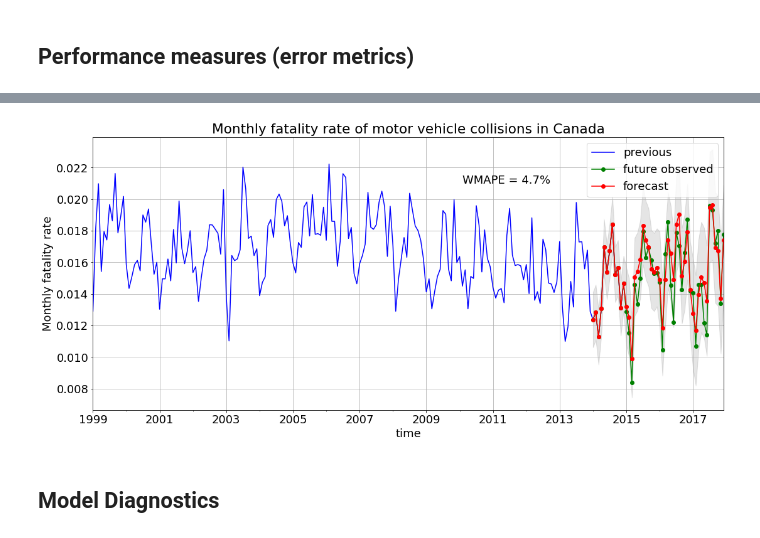
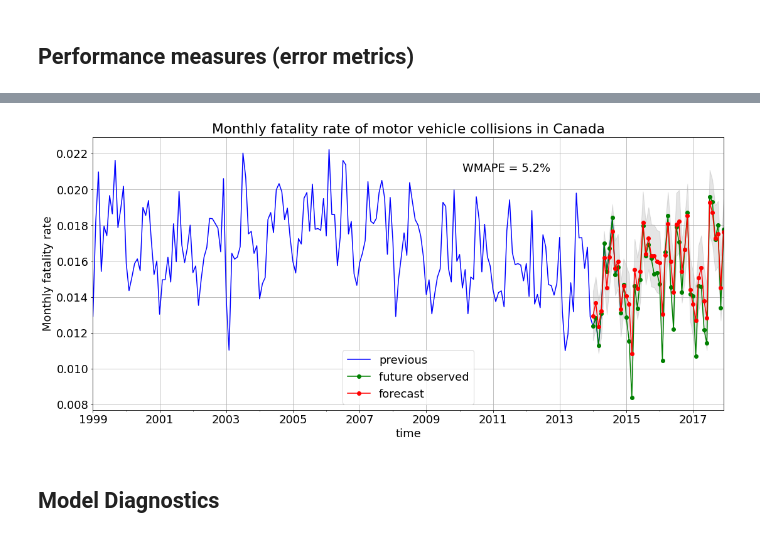
Before and after one commit to Owerre/Time-Series-Forecasting, a Jupyter notebook: fatality-forecast/notebooks/03-auto_arima.ipynb, the cells around one changed output, grey strips where cells are left out. Cells and saved outputs as stored; diff of their text form; code cells hidden in the pictures.

```diff
--- a/fatality-forecast/notebooks/03-auto_arima.ipynb
+++ b/fatality-forecast/notebooks/03-auto_arima.ipynb
@@ -72,9 +75,9 @@ X_exog['monthly_seasonality'] = np.arange(N) % 30
 train_start, train_end = '1999-01-01','2014-12-01'
 test_start, test_end = '2014-01-01', '2017-12-01'
 
-X_train = X_exog[train_start: train_end]
+x_train = x_exog[train_start: train_end]
 y_train = y[train_start: train_end]
 
-X_test = X_exog[test_start: test_end]
+x_test = x_exog[test_start: test_end]
 y_test = y[test_start: test_end]
 # %% [markdown]
@@ -82,24 +85,24 @@ y_test = y[test_start: test_end]
 # %%
-# Standardization
+# standardization
+scaler_x = StandardScaler()
 scaler_y = StandardScaler()
+
 y_train_scaled = scaler_y.fit_transform(y_train.values.reshape(-1,1))
-
-# Normalization
-scaler_X = MinMaxScaler()
-X_train_scaled = scaler_X.fit_transform(X_train)
-X_test_scaled = scaler_X.transform(X_test)
+x_train_scaled = scaler_x.fit_transform(x_train)
+x_test_scaled = scaler_x.transform(x_test)
 
 # pandas dataframe
-X_train_df = pd.DataFrame(X_train_scaled, columns = X_train.columns)
-X_test_df = pd.DataFrame(X_test_scaled, columns = X_test.columns)
+x_train_df = pd.DataFrame(x_train_scaled, columns = x_train.columns)
+x_test_df = pd.DataFrame(x_test_scaled, columns = x_test.columns)
 # %% [markdown]
 ## SARIMAX
 We build Seasonal Auto-Regressive Integrated Moving Average with eXogenous factors (SARIMAX) model using pmdarima‘s auto_arima(). We set seasonal = True, the frequency m = 12 for monthly time series, and seasonal differencing D = 1.
 # %%
-# Train sarimax from auto arima API
-sarimax = pm.auto_arima(y_train_scaled, exogenous = X_train_df, max_p = 4, max_q = 4, D = 1,
-                 m=12, test = 'adf', stepwise=True, suppress_warnings=True, error_action='ignore',
-                        seasonal= True, random_state= 42, trace = True, n_fits= 20)
+# train sarimax from auto arima API
+sarimax = pm.auto_arima(y_train_scaled, exogenous=x_train_df, max_p=4, max_q=4, D=1, m=12,
+                        test='adf', stepwise=True, suppress_warnings=True, error_action='ignore',
+                        seasonal=True, random_state=42, trace=True, n_fits=20
+                       )
 sarimax.summary()
 # %% [output]
 Performing stepwise search to minimize aic
@@ -155,8 +161,8 @@ plt.show()
 # %% [markdown]
 ## Test (out-of-sample) prediction
 # %%
-y_pred, conf_int = sarimax.predict(n_periods = len(y_test), exogenous=X_test_df, return_conf_int=True)
-y_pred = scaler_y.inverse_transform(y_pred.reshape(-1,1)).flatten() # Inverse transform scale
+y_pred, conf_int = sarimax.predict(n_periods=len(y_test), exogenous=x_test_df, return_conf_int=True)
+y_pred = scaler_y.inverse_transform(y_pred.reshape(-1,1)).flatten() # inverse transform scale
 # %% [markdown]
 ## Performance measures (error metrics)
 # %%
@@ -179,22 +185,22 @@ results.index = y_test.index
 # %%
 plt.figure(figsize = (18,8))
 
 # y_train.iloc[-len(y_test):].plot(label = 'previous', color = 'b')
 y_train.plot(label = 'previous', color = 'b')
 y_test.plot(label = 'future observed', marker = 'o', color = 'g')
 results['y_pred'].plot(label = 'forecast', marker = 'o', color = 'r')
 
 plt.fill_between(results.index, results['y_low'], results['y_high'], color='k', alpha=0.1)
 plt.xlabel('time')
-plt.text('2010-02-01', 0.021, "WMAPE = 4.7%")
+plt.text('2010-02-01', 0.021, "WMAPE = 5.2%")
 plt.grid(True)
 plt.ylabel('Monthly fatality rate')
 plt.title('Monthly fatality rate of motor vehicle collisions in Canada')
 plt.legend(loc = 'best')
 # plt.savefig('../images/fig_fcst.png')
 plt.show()
 # %% [output]
-[figure, old version]
+[figure, new version]
 # %% [markdown]
 ## Model Diagnostics
 # %% [markdown]
```
Also changed, not shown: parts of 9 cells of this notebook, 6 other files.
